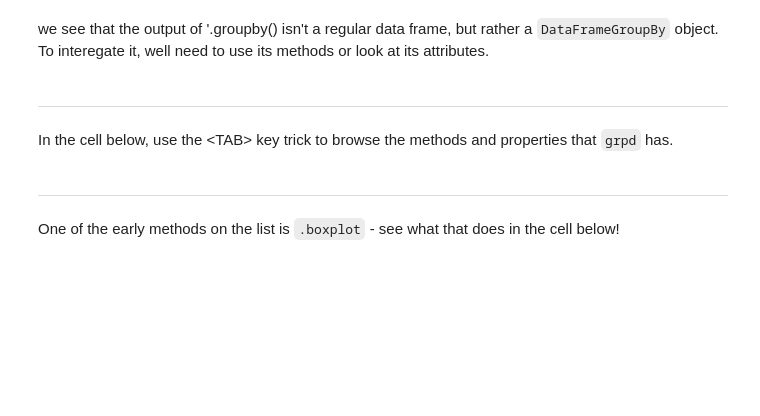
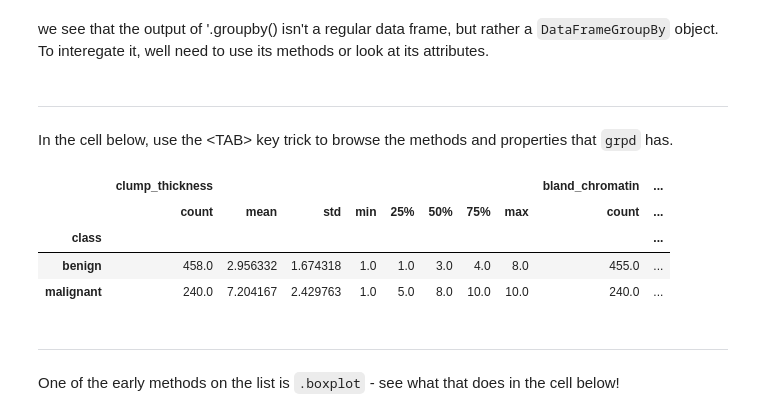
Before and after one commit to rnoodh/psy_data, a Jupyter notebook: week 7/tu14_DataWranglingII.ipynb, the cells around one changed output. Cells and saved outputs as stored; diff of their text form; code cells hidden in the pictures; blank space fills up the shorter version.

```diff
--- a/week 7/tu14_DataWranglingII.ipynb
+++ b/week 7/tu14_DataWranglingII.ipynb
@@ -97,6 +131,14 @@ we see that the output of '.groupby() isn't a regular data frame, but rather a `
 ---
 # %% [markdown]
 In the cell below, use the \<TAB\> key trick to browse the methods and properties that `grpd` has.
+# %%
+grpd.describe()
+# %% [output]
+|  | clump_thickness |  |  |  |  |  |  |  | bland_chromatin | ... |
+|  | count | mean | std | min | 25% | 50% | 75% | max | count | ... |
+| class |  |  |  |  |  |  |  |  |  | ... |
+| benign | 458.0 | 2.956332 | 1.674318 | 1.0 | 1.0 | 3.0 | 4.0 | 8.0 | 455.0 | ... |
+| malignant | 240.0 | 7.204167 | 2.429763 | 1.0 | 5.0 | 8.0 | 10.0 | 10.0 | 240.0 | ... |
 # %% [markdown]
 ---
 # %% [markdown]
```
Also changed, not shown: parts of 30 cells of this notebook, 2 other files.
